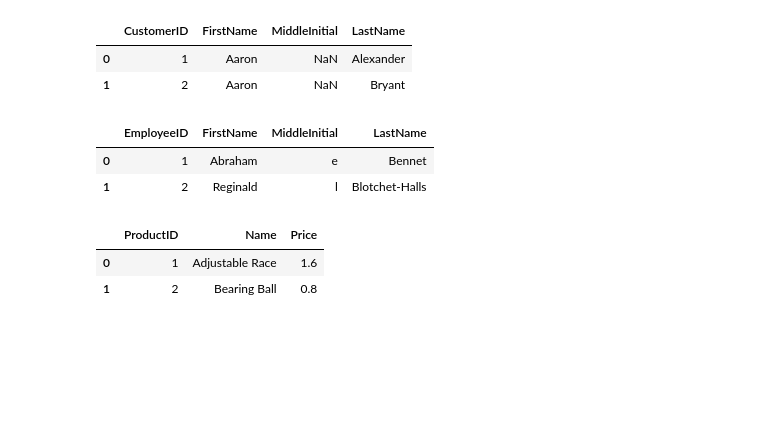
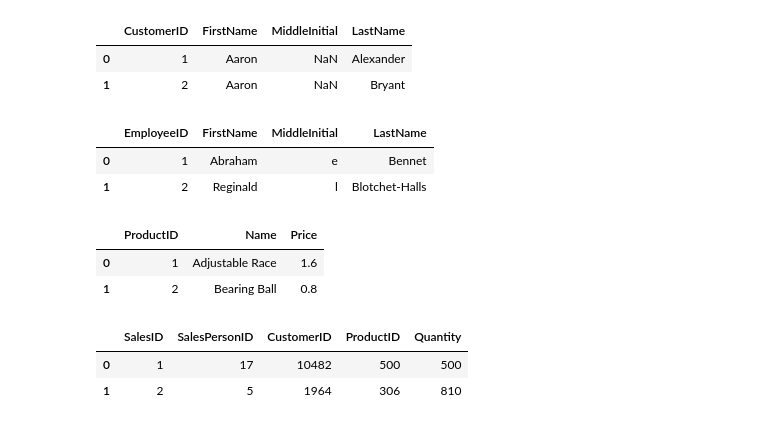
Before and after one commit to mmilannaik/bostonhousepricing, a Jupyter notebook: W15S1_SQL_Join_task.ipynb, the cells around one changed output. Saved outputs shown, nothing was run; the diff lists cells and outputs as text; code cells hidden in the pictures; blank space fills up the shorter version.

```diff
--- a/W15S1_SQL_Join_task.ipynb
+++ b/W15S1_SQL_Join_task.ipynb
@@ -167,3 +168,10 @@ prod.head(2)
 |  | ProductID | Name | Price |
 | 0 | 1 | Adjustable Race | 1.6 |
 | 1 | 2 | Bearing Ball | 0.8 |
+# %%
+sales = pd.read_csv('/content/T34_Sales1.csv')
+sales.head(2)
+# %% [output]
+|  | SalesID | SalesPersonID | CustomerID | ProductID | Quantity |
+| 0 | 1 | 17 | 10482 | 500 | 500 |
+| 1 | 2 | 5 | 1964 | 306 | 810 |
```
Also changed, not shown: parts of 16 cells of this notebook.
